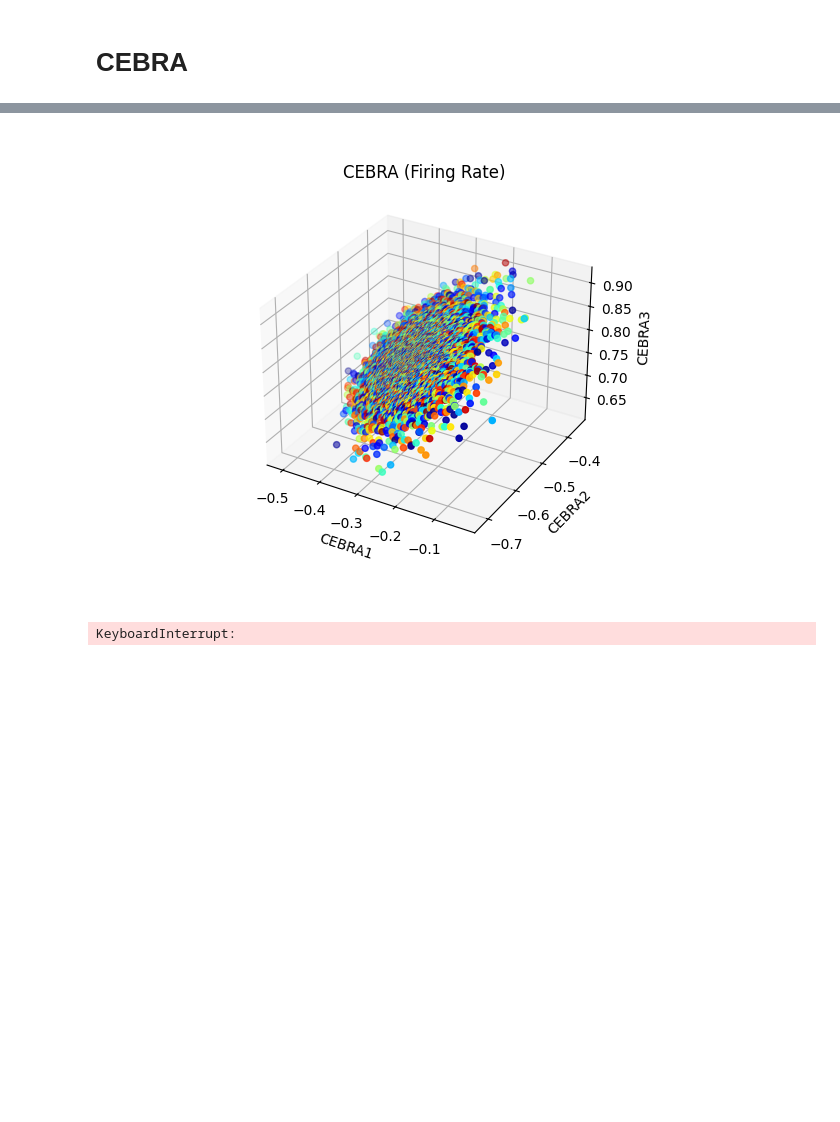
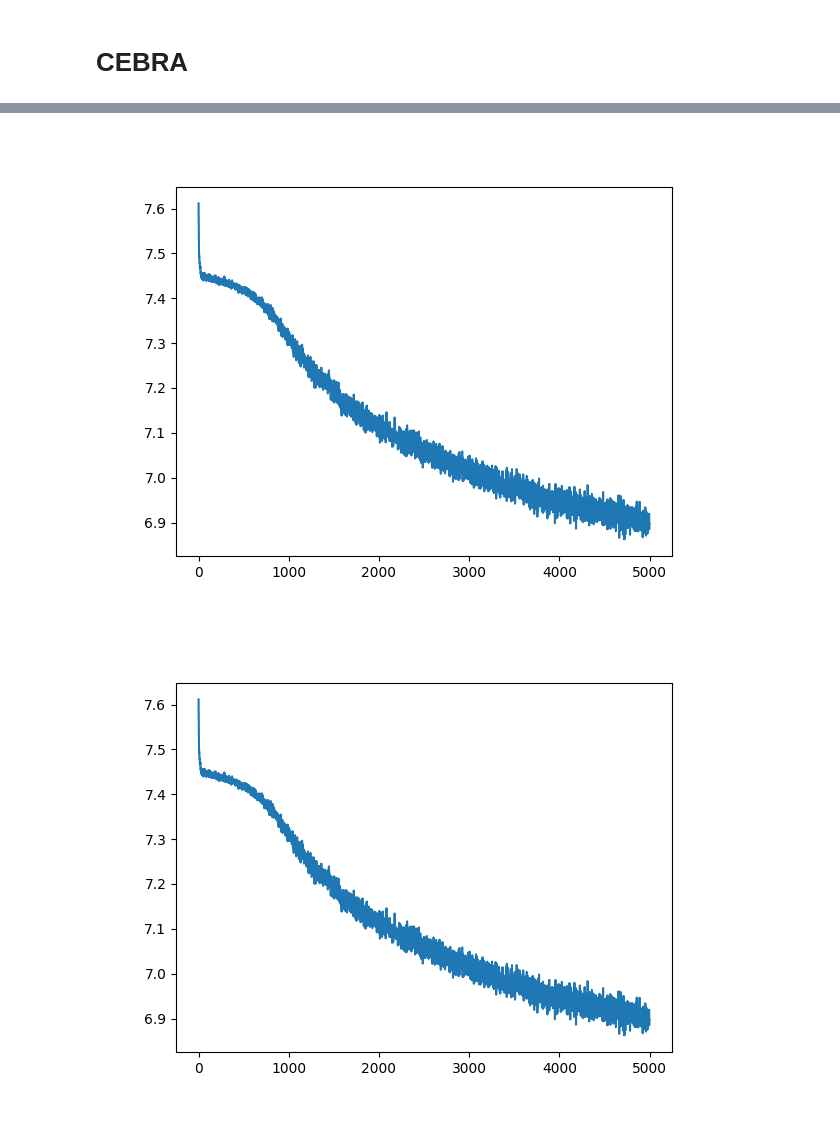
Before and after one commit to hoffman-lab/BrainHacks24-NeuralManifolds, a Jupyter notebook: brainhack_example.ipynb, the cells around one changed output, grey strips where cells are left out. Drawn from its saved outputs; the diff is of its cells as text; code cells hidden in the pictures; blank space fills up the shorter version.

```diff
--- a/brainhack_example.ipynb
+++ b/brainhack_example.ipynb
@@ -501,58 +556,10 @@ cebra_time_shuffled = cebra_model.transform(np.transpose(binned_spike_np))
-# %%
-# Plot cebra_time in 3 dimensions
-y = trial_np_shuffled
-fig = plt.figure()
-ax = fig.add_subplot(111, projection='3d')
-ax.scatter(cebra_time_shuffled[:,0], cebra_time_shuffled[:,1], cebra_time_shuffled[:,2], c=y, cmap='jet')
-ax.set_xlabel('CEBRA1')
-ax.set_ylabel('CEBRA2')
-ax.set_zlabel('CEBRA3')
-ax.set_title('CEBRA (Firing Rate)')
-plt.show()
-# %% [output]
-[figure, removed]
-# %%
-# Try a grid search on different cebra parameters
-
-model_search=['offset36-model']
-
-for m in model_search:
-
-    # First you define the parameter to explore. Here we explore the output dimension, learning rate, time offset, and model num_hidden_units.
-    params_grid = dict(
-        output_dimension = [16, 32, 64, 128],
-        learning_rate = [0.001, 0.01, 0.0003],
-        time_offsets = [5,10, 20],
-        model_architecture=m,
-        batch_size=8192,
-        temperature_mode='constant',
-        max_iterations=[1000], # we initially set this low to limit computation and will increase it later to fully train the best model
-        distance='cosine',
-        conditional='time',
-        device='cuda_if_available',
-        num_hidden_units = [32, 64, 128],
-        temperature=1,
-        verbose = True)
-
-    # we construct the input data
-    datasets = {"dataset1": binned_spike_np.T} # a different set of data
-
-    # we run the grid search
-    grid_search = cebra.grid_search.GridSearch()
-    grid_search.fit_models(datasets=datasets, params=params_grid, models_dir="saved_models/{model}".format(model=m))
-
-cebra_model.fit(np.transpose(binned_spike_np), np.transpose(np.stack((epoc_np, rem_rec_bin, trial_np), axis=0)))
-cebra_epoc = cebra_model.transform(np.transpose(binned_spike_np))
-
-# Plot cebra_rem_rec in 3 dimensions
-y = epoc_np
-fig = plt.figure()
-ax = fig.add_subplot(111, projection='3d')
-ax.scatter(cebra_epoc[:,0], cebra_epoc[:,1], cebra_epoc[:,2], c=y, cmap='jet')
-ax.set_xlabel('CEBRA1')
-ax.set_ylabel('CEBRA2')
-ax.set_zlabel('CEBRA3')
-ax.set_title('CEBRA (Firing Rate)')
-plt.show()
-# %% [output]
-KeyboardInterrupt:
+# %%
+# Display the loss
+
+fig = plt.figure()
+ax = plt.subplot(111)
+ax.plot(cebra_model.state_dict_['loss'])
+fig.show()
+# %% [output]
+[figure, added]
+[figure, added]
```
Also changed, not shown: parts of 8 cells of this notebook.
